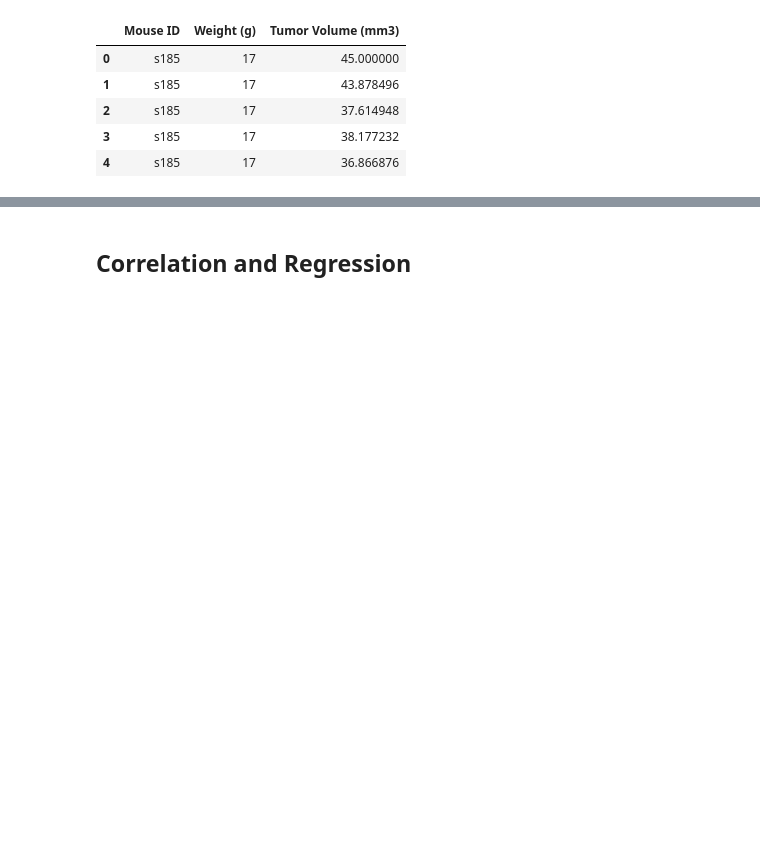
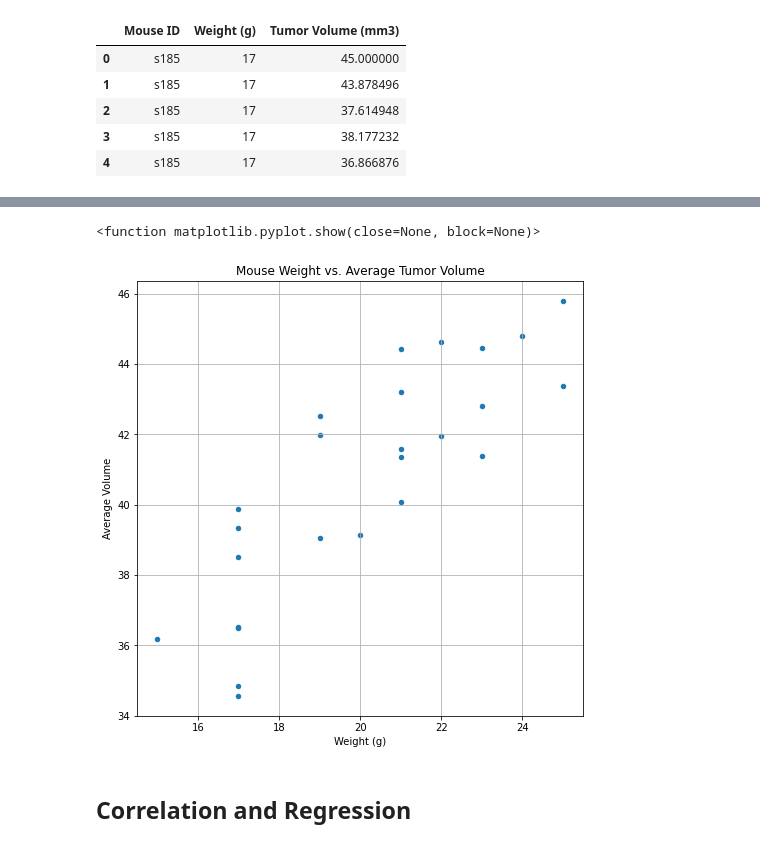
Before and after one commit to KendallMcCroy/Matplotlib-Homework-5, a Jupyter notebook: Pymaceuticals/pymaceuticals_starter.ipynb, the cells around one changed output, grey strips where cells are left out. Drawn from its saved outputs; the diff is of its cells as text; code cells hidden in the pictures; blank space fills up the shorter version.

```diff
--- a/Pymaceuticals/pymaceuticals_starter.ipynb
+++ b/Pymaceuticals/pymaceuticals_starter.ipynb
@@ -400,3 +405,10 @@ capomulin_mean = pd.DataFrame(mouse_weight_df.groupby(["Mouse ID", "Weight (g)"]
+# %%
+# Generate a scatter plot of mouse weight versus average tumor volume for the Capomulin regimen
+capomulin_mean.plot(kind="scatter", x="Weight (g)", y="Average Volume", grid=True, figsize=(8,8), title="Mouse Weight vs. Average Tumor Volume")
+plt.show
+# %% [output]
+<function matplotlib.pyplot.show(close=None, block=None)>
+[figure, added]
 # %% [markdown]
 ## Correlation and Regression
 # %%
```
Also changed, not shown: parts of 1 cell of this notebook.
